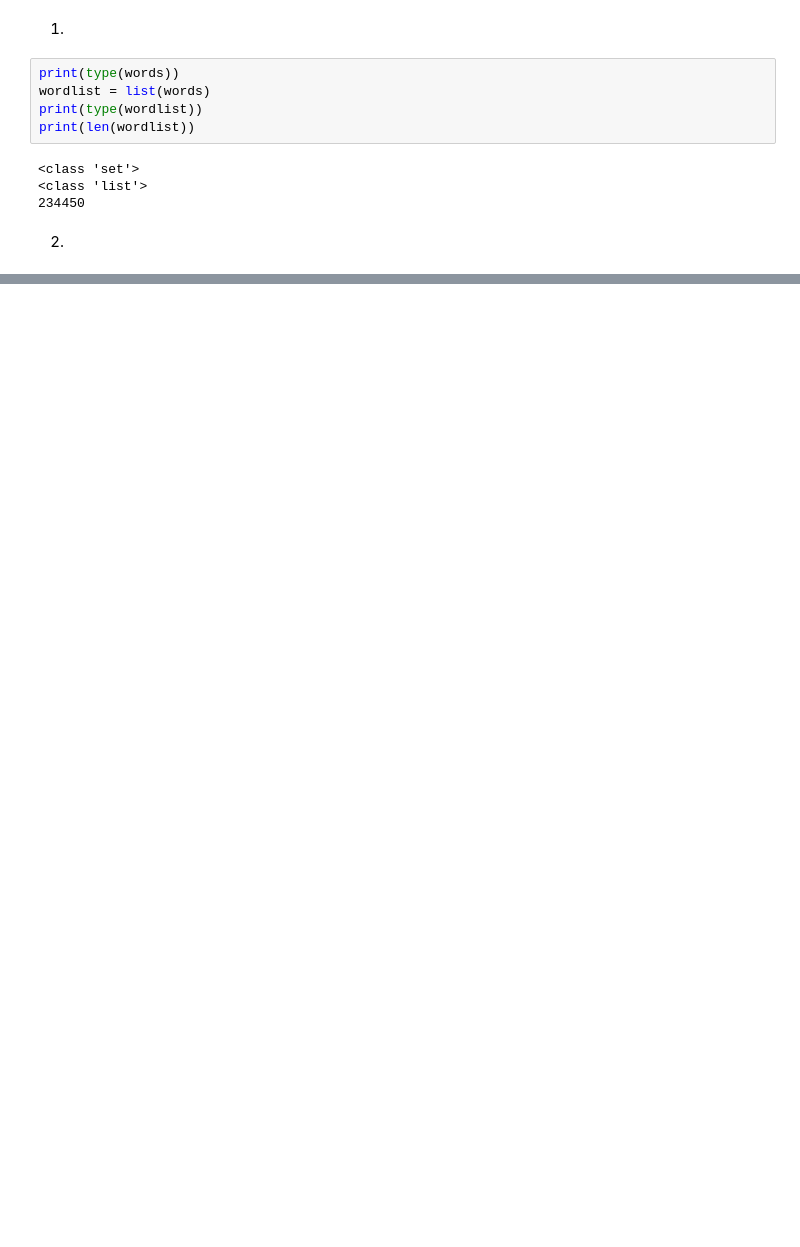
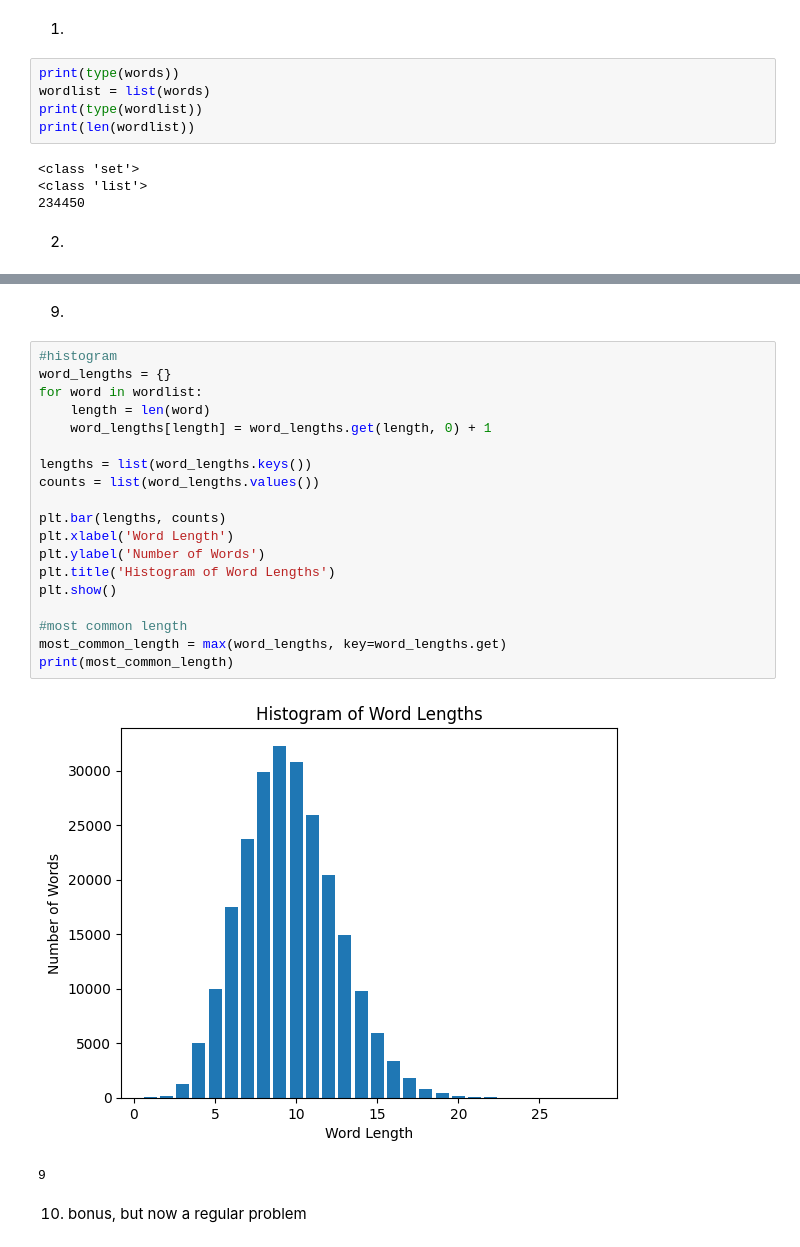
Before and after one commit to paigemb4/DS1002, a Jupyter notebook: words_hw.ipynb, the cells around one changed output, grey strips where cells are left out. Saved outputs shown, nothing was run; the diff lists cells and outputs as text; blank space fills up the shorter version.

```diff
--- a/words_hw.ipynb
+++ b/words_hw.ipynb
@@ -36,0 +121,26 @@ TypeError: list indices must be integers or slices, not tuple
+# %% [markdown]
+9.
+# %%
+#histogram
+word_lengths = {}
+for word in wordlist:
+    length = len(word)
+    word_lengths[length] = word_lengths.get(length, 0) + 1
+
+lengths = list(word_lengths.keys())
+counts = list(word_lengths.values())
+
+plt.bar(lengths, counts)
+plt.xlabel('Word Length')
+plt.ylabel('Number of Words')
+plt.title('Histogram of Word Lengths')
+plt.show()
+
+#most common length
+most_common_length = max(word_lengths, key=word_lengths.get)
+print(most_common_length)
+# %% [output]
+[figure, added]
+9
+# %% [markdown]
+10. bonus, but now a regular problem
```
Also changed, not shown: parts of 22 cells of this notebook.
